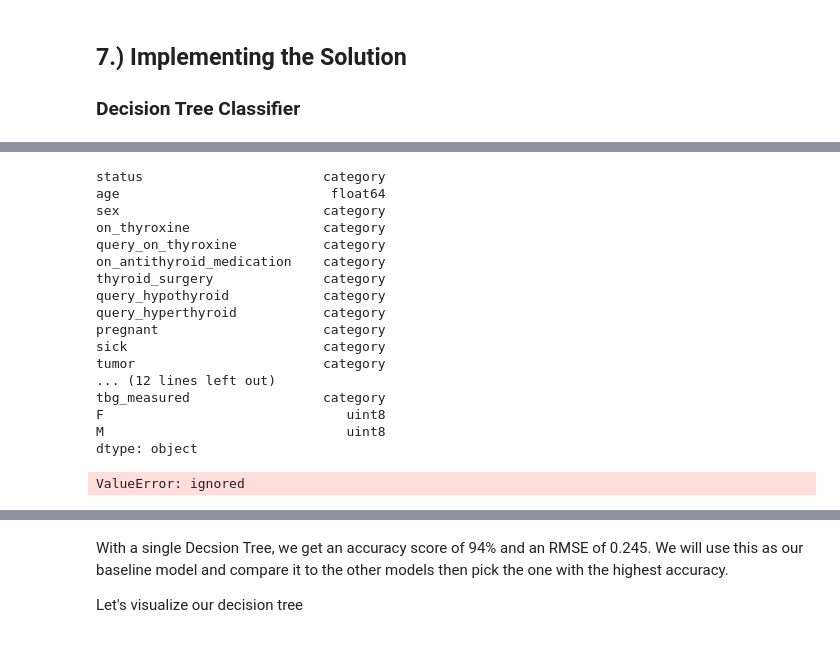
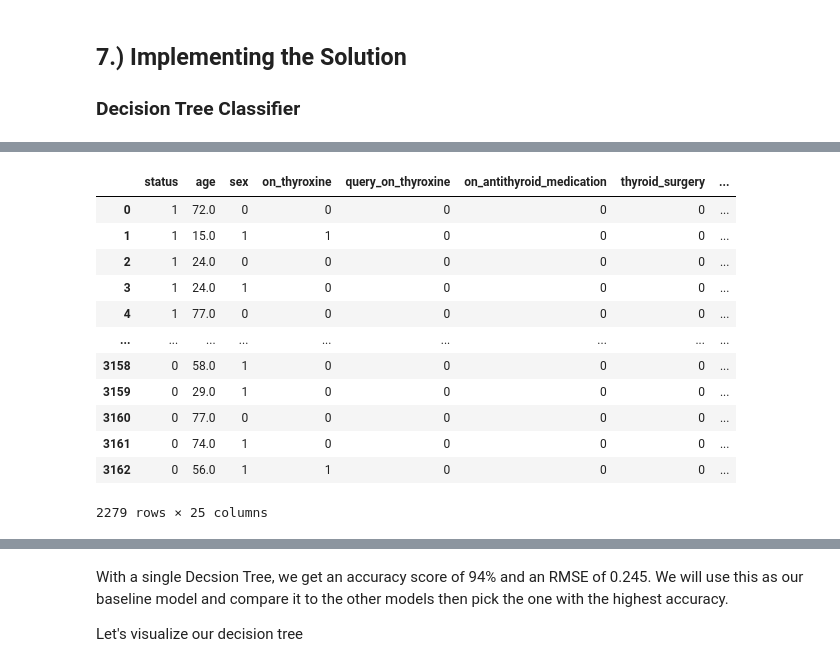
Before and after one commit to BintiKadzo/DSC14_Wk8_Nairobi_Hospital_Hypothyroidism_Test_Analysis, a Jupyter notebook: Moringa_Data_Science_Core_W8_Independent_Project_2022_04_Matilda_Kadzo.ipynb, the cells around one changed output, grey strips where cells are left out. Drawn from its saved outputs; the diff is of its cells as text; code cells hidden in the pictures.

```diff
--- a/Moringa_Data_Science_Core_W8_Independent_Project_2022_04_Matilda_Kadzo.ipynb
+++ b/Moringa_Data_Science_Core_W8_Independent_Project_2022_04_Matilda_Kadzo.ipynb
@@ -509,3 +498,25 @@ hypothyroid_newdf
+# %%
+# replacing values and variables
+hypothyroid_newdf = hypothyroid_newdf.replace({'f' : 0, 't' : 1})
+hypothyroid_newdf = hypothyroid_newdf.replace({'n' : 0, 'y' : 1})
+hypothyroid_newdf = hypothyroid_newdf.replace({'negative' : 0, 'hypothyroid' : 1})
+hypothyroid_newdf = hypothyroid_newdf.replace({'M' : 0, 'F' : 1})
+
+hypothyroid_newdf
+# %% [output]
+|  | status | age | sex | on_thyroxine | query_on_thyroxine | on_antithyroid_medication | thyroid_surgery | ... |
+| 0 | 1 | 72.0 | 0 | 0 | 0 | 0 | 0 | ... |
+| 1 | 1 | 15.0 | 1 | 1 | 0 | 0 | 0 | ... |
+| 2 | 1 | 24.0 | 0 | 0 | 0 | 0 | 0 | ... |
+| 3 | 1 | 24.0 | 1 | 0 | 0 | 0 | 0 | ... |
+| 4 | 1 | 77.0 | 0 | 0 | 0 | 0 | 0 | ... |
+| ... | ... | ... | ... | ... | ... | ... | ... | ... |
+| 3158 | 0 | 58.0 | 1 | 0 | 0 | 0 | 0 | ... |
+| 3159 | 0 | 29.0 | 1 | 0 | 0 | 0 | 0 | ... |
+| 3160 | 0 | 77.0 | 0 | 0 | 0 | 0 | 0 | ... |
+| 3161 | 0 | 74.0 | 1 | 0 | 0 | 0 | 0 | ... |
+| 3162 | 0 | 56.0 | 1 | 1 | 0 | 0 | 0 | ... |
+2279 rows × 25 columns
 # %%
 # Split the independent and dependent variables
 # We want to predict if a patient's symptoms indicate that they have hypothyroid, so let's use that column as our Y
@@ -521,29 +531,3 @@ X = hypothyroid_newdf[test_features].values
 
 # Train using 70% of the data.
 X_train, X_test, y_train, y_test = train_test_split(X, y, test_size=0.3, random_state=0)
-# %%
-hypothyroid_newdf.dtypes
-# %% [output]
-status                       category
-age                           float64
-sex                          category
-on_thyroxine                 category
-query_on_thyroxine           category
-on_antithyroid_medication    category
-thyroid_surgery              category
-query_hypothyroid            category
-query_hyperthyroid           category
-pregnant                     category
-sick                         category
-tumor                        category
-... (12 lines left out)
-tbg_measured                 category
-F                               uint8
-M                               uint8
-dtype: object
-# %%
-hypothyroid_newdf= hypothyroid_newdf.copy()
-col_cate_list = ['sex','on_thyroxine',"query_on_thyroxine",'on_antithyroid_medication','on_antithyroid_medication','thyroid_surgery' ,"query_hypothyroid",'query_hyperthyroid','pregnant','sick','tumor','lithium','goitre']
-hypothyroid_newdf.loc[:,col_cate_list] = hypothyroid_newdf.loc[:,col_cate_list].astype(float)
-# %% [output]
-ValueError: ignored
```
Also changed, not shown: parts of 33 cells of this notebook.
